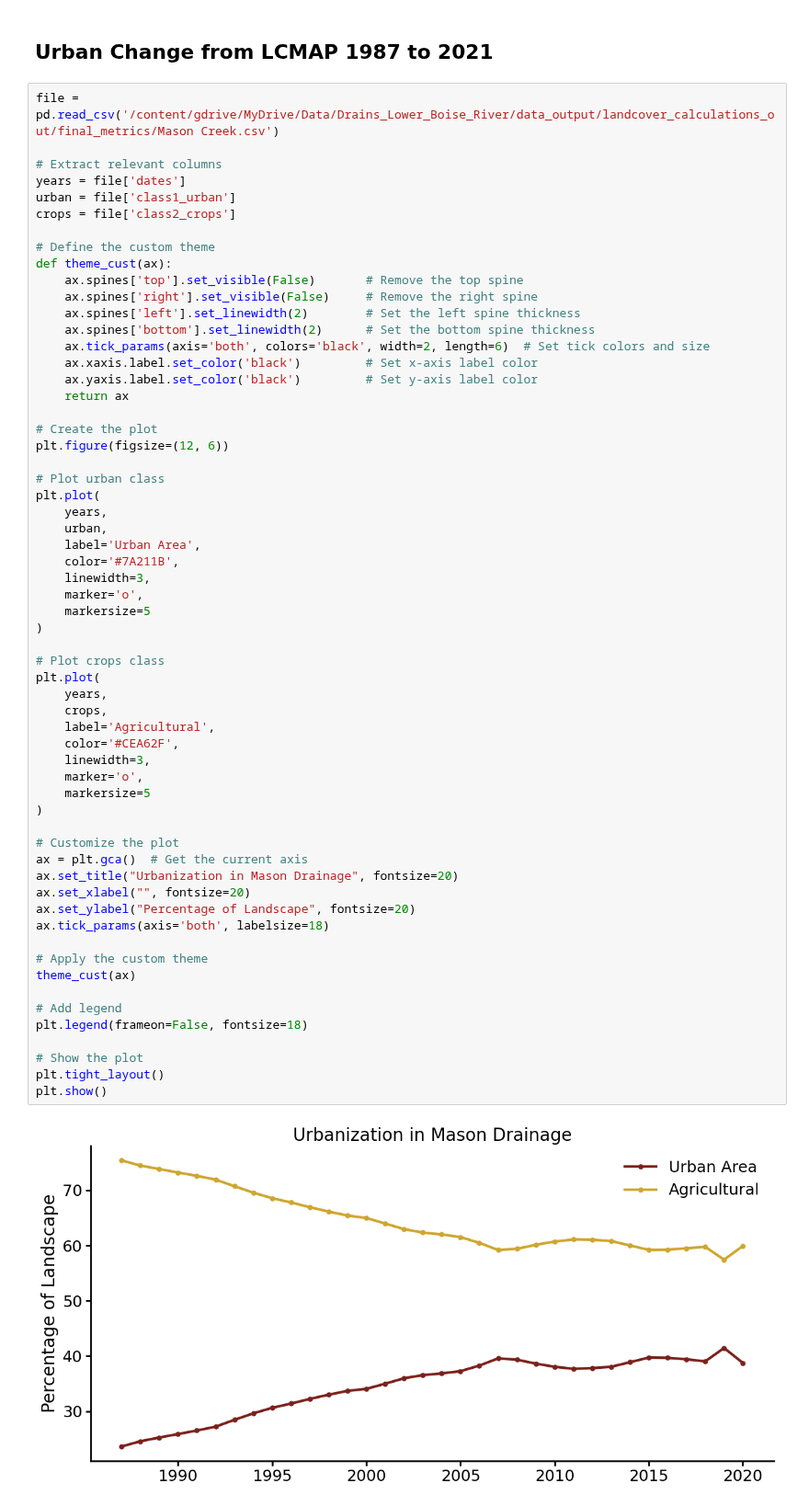
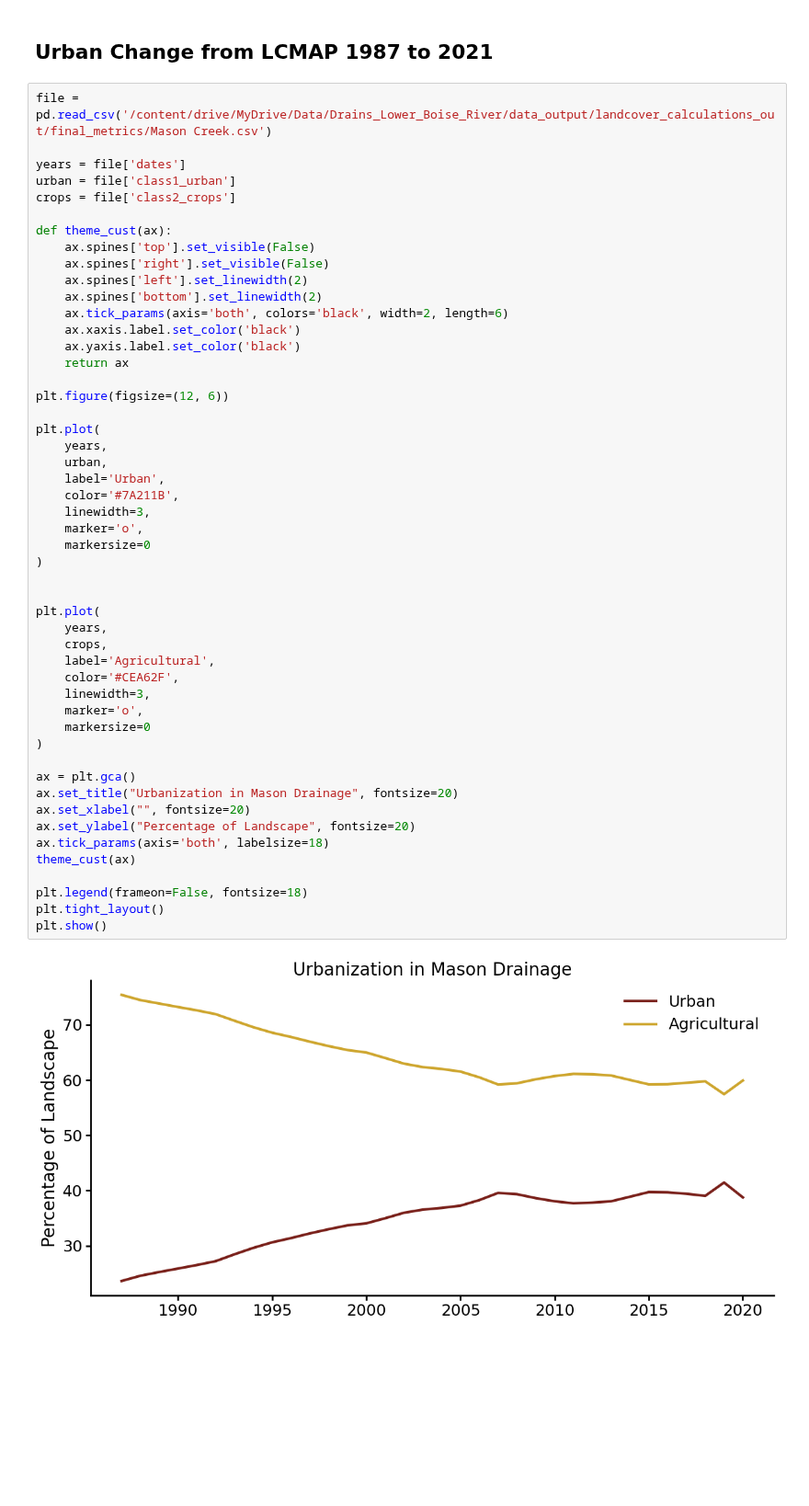
Before and after one commit to carlibeisel/mason_water_budget, a Jupyter notebook: reach_landuse.ipynb, the cells around one changed output. Shown at 92% size. Cells and saved outputs as stored; diff of their text form; blank space fills up the shorter version.

```diff
--- a/reach_landuse.ipynb
+++ b/reach_landuse.ipynb
@@ -1294,64 +618,54 @@ plt.show()
 # %% [markdown]
 ## Urban Change from LCMAP 1987 to 2021
 # %%
-file = pd.read_csv('/content/gdrive/MyDrive/Data/Drains_Lower_Boise_River/data_output/landcover_calculations_out/final_metrics/Mason Creek.csv')
+file = pd.read_csv('/content/drive/MyDrive/Data/Drains_Lower_Boise_River/data_output/landcover_calculations_out/final_metrics/Mason Creek.csv')
 
-# Extract relevant columns
 years = file['dates']
 urban = file['class1_urban']
 crops = file['class2_crops']
 
-# Define the custom theme
 def theme_cust(ax):
-    ax.spines['top'].set_visible(False)       # Remove the top spine
-    ax.spines['right'].set_visible(False)     # Remove the right spine
-    ax.spines['left'].set_linewidth(2)        # Set the left spine thickness
-    ax.spines['bottom'].set_linewidth(2)      # Set the bottom spine thickness
-    ax.tick_params(axis='both', colors='black', width=2, length=6)  # Set tick colors and size
-    ax.xaxis.label.set_color('black')         # Set x-axis label color
-    ax.yaxis.label.set_color('black')         # Set y-axis label color
+    ax.spines['top'].set_visible(False)
+    ax.spines['right'].set_visible(False)
+    ax.spines['left'].set_linewidth(2)
+    ax.spines['bottom'].set_linewidth(2)
+    ax.tick_params(axis='both', colors='black', width=2, length=6)
+    ax.xaxis.label.set_color('black')
+    ax.yaxis.label.set_color('black')
     return ax
 
-# Create the plot
 plt.figure(figsize=(12, 6))
 
-# Plot urban class
 plt.plot(
     years,
     urban,
-    label='Urban Area',
+    label='Urban',
     color='#7A211B',
     linewidth=3,
     marker='o',
-    markersize=5
+    markersize=0
 )
 
-# Plot crops class
+
 plt.plot(
     years,
     crops,
     label='Agricultural',
     color='#CEA62F',
     linewidth=3,
     marker='o',
-    markersize=5
+    markersize=0
 )
 
-# Customize the plot
-ax = plt.gca()  # Get the current axis
+ax = plt.gca()
 ax.set_title("Urbanization in Mason Drainage", fontsize=20)
 ax.set_xlabel("", fontsize=20)
 ax.set_ylabel("Percentage of Landscape", fontsize=20)
 ax.tick_params(axis='both', labelsize=18)
-
-# Apply the custom theme
 theme_cust(ax)
 
-# Add legend
 plt.legend(frameon=False, fontsize=18)
-
-# Show the plot
 plt.tight_layout()
 plt.show()
 # %% [output]
-[figure, old version]
+[figure, new version]
```
Also changed, not shown: parts of 21 cells of this notebook.
